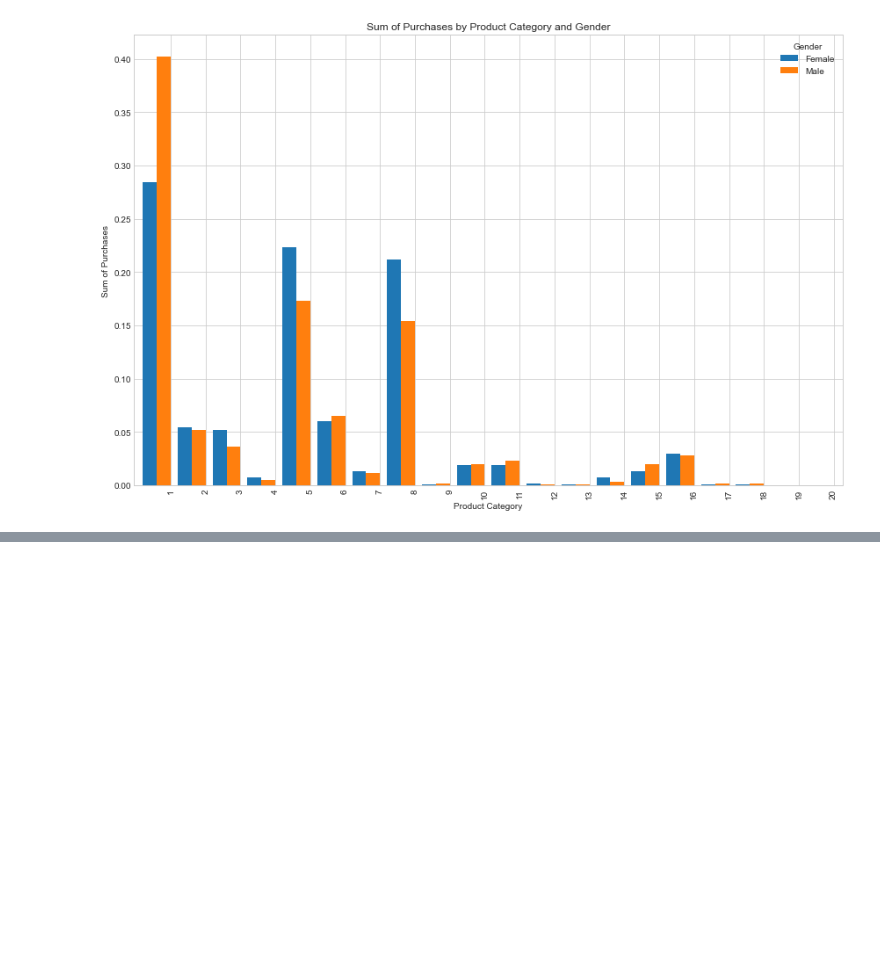
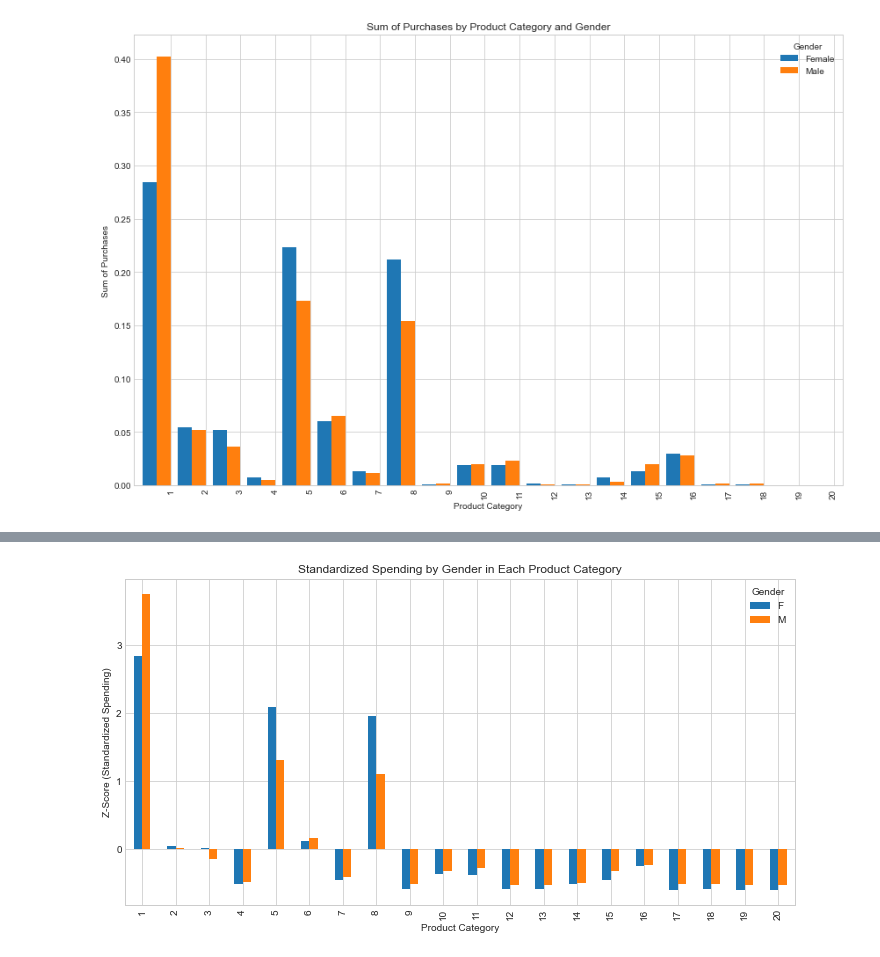
Before and after one commit to Green-Kiwie/Extreme-Couponers-Walmart-Black-Friday, a Jupyter notebook: joe-explore.ipynb, the cells around one changed output, grey strips where cells are left out. Drawn from its saved outputs; the diff is of its cells as text; code cells hidden in the pictures; blank space fills up the shorter version.

```diff
--- a/joe-explore.ipynb
+++ b/joe-explore.ipynb
@@ -282,0 +332,14 @@ plt.show()
+# %%
+from scipy.stats import zscore
+
+df_zscore = df.groupby(['product_category', 'gender'])['purchase'].sum().unstack().apply(zscore)
+
+df_zscore.plot(kind='bar', figsize=(12, 6))
+plt.title("Standardized Spending by Gender in Each Product Category")
+plt.xlabel("Product Category")
+plt.ylabel("Z-Score (Standardized Spending)")
+plt.xticks(rotation=90)
+plt.legend(title="Gender")
+plt.show()
+# %% [output]
+[figure, added]
```
Also changed, not shown: parts of 13 cells of this notebook.
